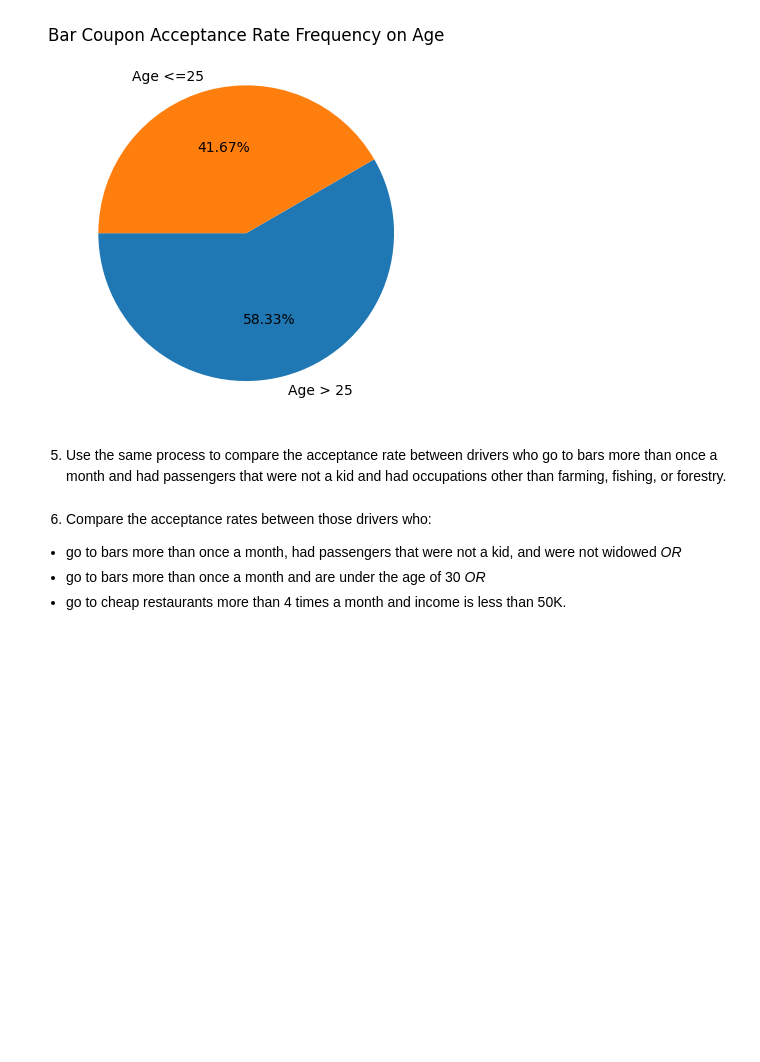
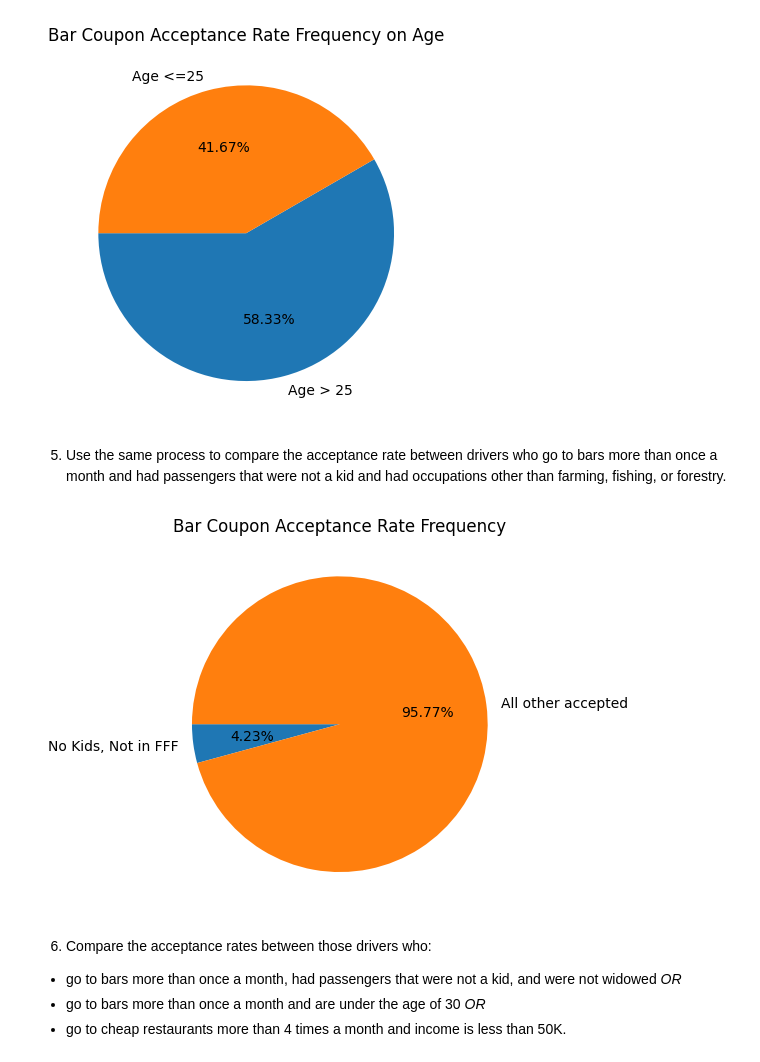
Before and after one commit to rbhat/aiml-customer-code, a Jupyter notebook: prompt.ipynb, the cells around one changed output. Cells and saved outputs as stored; diff of their text form; code cells hidden in the pictures; blank space fills up the shorter version.

Commit message:
rename passanger to passenger, cell for no kids and no fff

```diff
--- a/prompt.ipynb
+++ b/prompt.ipynb
@@ -130,3 +137,8 @@ assert null_cols.empty
 #fix the age
 data.loc[data['age']=='50plus', 'age']=51
 data.loc[data['age']=='below21', 'age']=20
+data['age'] = data['age'].astype(int)
+
+
+# fix column spelling from passanger to passenger
+data = data.rename(columns={'passanger': 'passenger'})
@@ -207,7 +222,7 @@ plt.show()
 # %% [markdown]
 4. Compare the acceptance rate between drivers who go to a bar more than once a month and are over the age of 25 to the all others.  Is there a difference?
 # %%
-bar_gte_1_accepted = bar_coupon_data[(bar_coupon_data['Y'] == 1) & ((bar_coupon_data['Bar'] =='1-3') | (bar_coupon_data['Bar'] =='gt8') | (bar_coupon_data['Bar'] =='4-8'))]
+bar_gte_1_accepted = bar_coupon_data[(bar_coupon_data['Y'] == 1) & (bar_coupon_data['Bar'].isin(['1-3', 'gt8', '4-8']))]
 
 total = bar_gte_1_accepted.shape[0]
 gt_25 = bar_gte_1_accepted[bar_gte_1_accepted['age'] > 25].shape[0]
@@ -223,6 +238,19 @@ Drivers over 25 are 20.00% more likely to go to a bar after accepting a coupon.
 [figure]
 # %% [markdown]
 5. Use the same process to compare the acceptance rate between drivers who go to bars more than once a month and had passengers that were not a kid and had occupations other than farming, fishing, or forestry.
+# %%
+#bar_gte_1_accepted : drivers who go more than a month
+# passenger data: ['Alone' 'Friend(s)' 'Kid(s)' 'Partner']
+
+dr_gt_1_no_kids_no_fff = bar_gte_1_accepted[~bar_gte_1_accepted['passenger'].isin(['Kid(s)']) & ~bar_gte_1_accepted['occupation'].isin(['Farming Fishing & Forestry'])].shape[0]
+all_bar_coupon_accepted = bar_coupon_data[(bar_coupon_data['Y'] == 1)].shape[0]
+
+
+plt.pie([dr_gt_1_no_kids_no_fff, all_bar_coupon_accepted-dr_gt_1_no_kids_no_fff], autopct='%1.2f%%',startangle=180, labels=['No Kids, Not in FFF','All other accepted'])
+plt.title("Bar Coupon Acceptance Rate Frequency")
+plt.show()
+# %% [output]
+[figure, added]
 # %% [markdown]
 6. Compare the acceptance rates between those drivers who:
 
```
Also changed, not shown: parts of 3 cells of this notebook.
